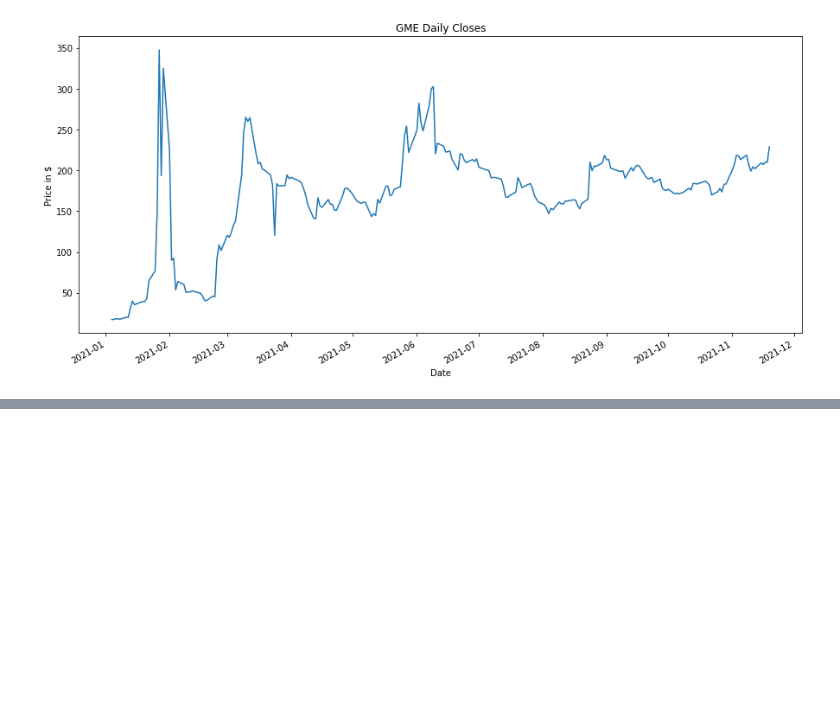
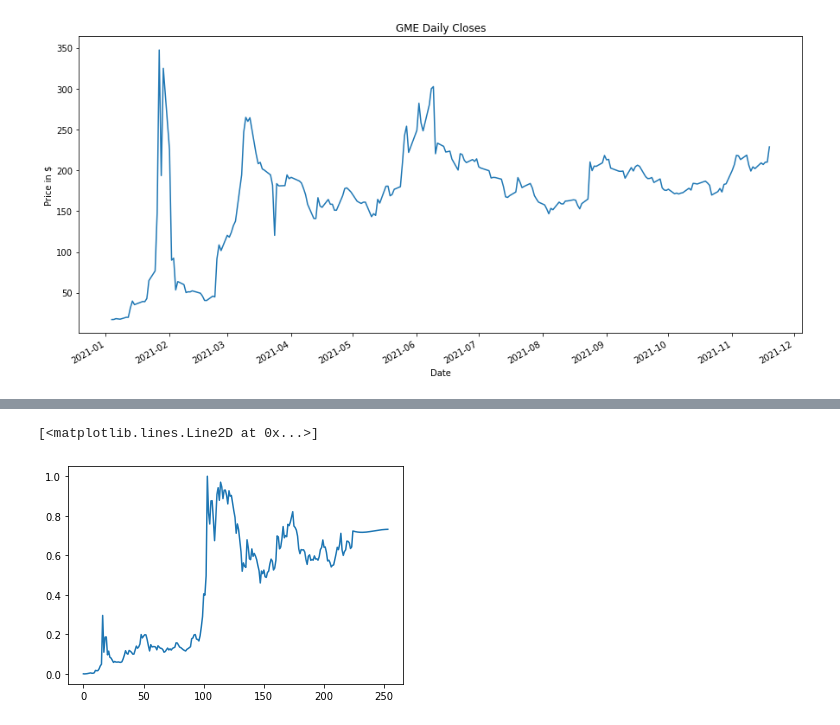
Before and after one commit to cyborgsage/reddit-nlp-strategy, a Jupyter notebook: appendix/ytd_prices_experimental.ipynb, the cells around one changed output, grey strips where cells are left out. Saved outputs shown, nothing was run; the diff lists cells and outputs as text; code cells hidden in the pictures; blank space fills up the shorter version.

```diff
--- a/appendix/ytd_prices_experimental.ipynb
+++ b/appendix/ytd_prices_experimental.ipynb
@@ -149,0 +349,7 @@ plt.ylabel('Price in $');
+# %%
+df3=df1.tolist()
+df3.extend(lst_output)
+plt.plot(df3[0:])
+# %% [output]
+[<matplotlib.lines.Line2D at 0x...>]
+[figure, added]
```
Also changed, not shown: parts of 30 cells of this notebook, 9 other files.
